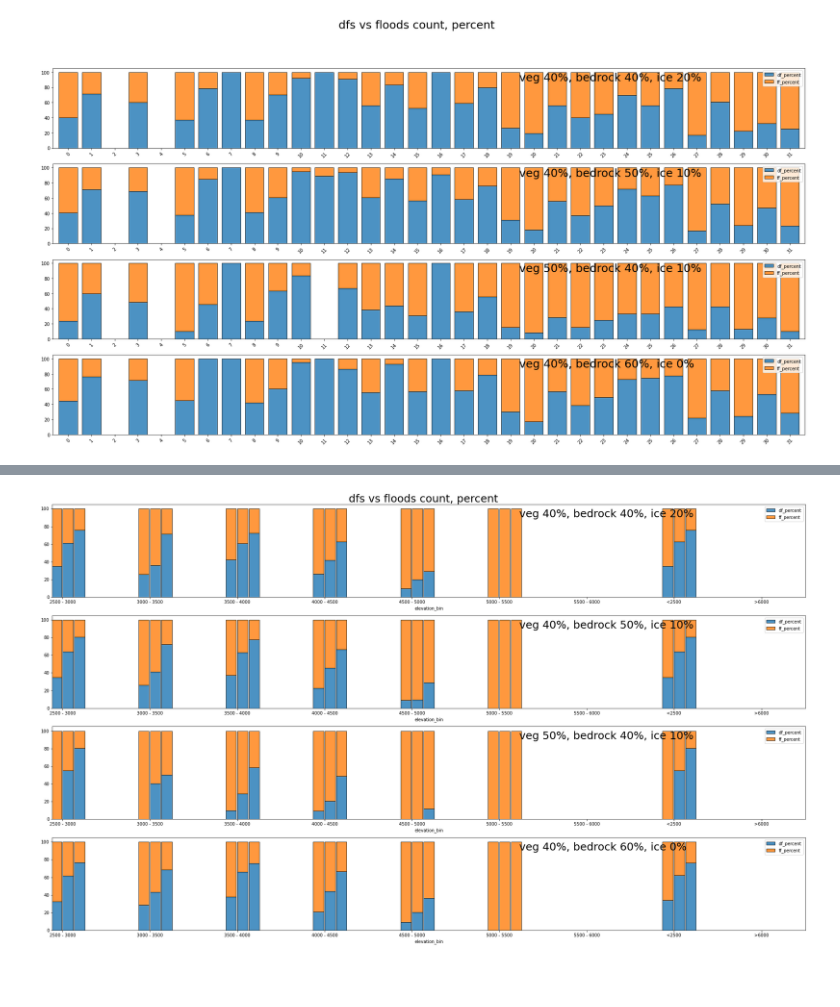
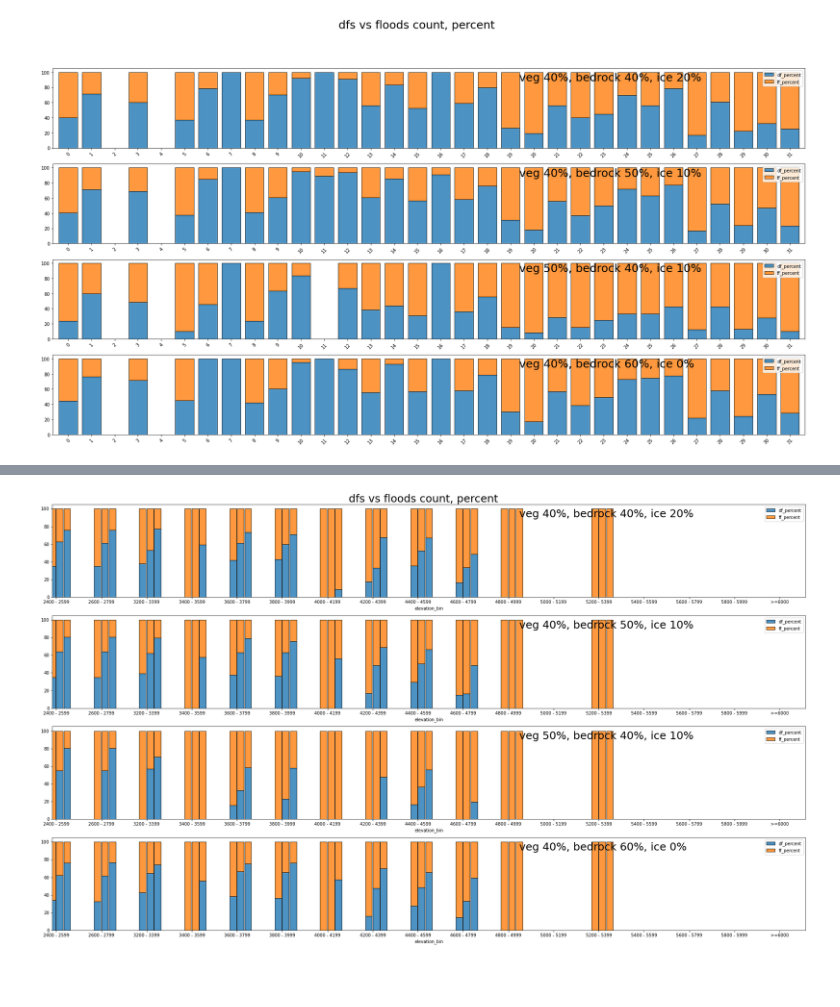
Before and after one commit to varyabazilova/sedcas_sediments_hma, a Jupyter notebook: 202406_modelruns/floods_per_year_plot.ipynb, the cells around one changed output, grey strips where cells are left out. Drawn from its saved outputs; the diff is of its cells as text; code cells hidden in the pictures.

Commit message:
plot monthly upd

```diff
--- a/202406_modelruns/floods_per_year_plot.ipynb
+++ b/202406_modelruns/floods_per_year_plot.ipynb
@@ -295,18 +307,26 @@ daily40_lc4_forplot2 = daily40_lc4_melt.groupby('elevation_bin').mean().reset_in
 # %%
-daily20_lc1_forplot2 = calculate_percent(daily20_lc1_forplot2)[['df_percent', 'ff_percent']]
-daily20_lc2_forplot2 = calculate_percent(daily20_lc2_forplot2)[['df_percent', 'ff_percent']]
-daily20_lc3_forplot2 = calculate_percent(daily20_lc3_forplot2)[['df_percent', 'ff_percent']]
-daily20_lc4_forplot2 = calculate_percent(daily20_lc4_forplot2)[['df_percent', 'ff_percent']]
+daily20_lc1_forplot2 = calculate_percent(daily20_lc1_forplot2)[['df_percent', 'ff_percent', 'elevation_bin']]
+daily20_lc2_forplot2 = calculate_percent(daily20_lc2_forplot2)[['df_percent', 'ff_percent', 'elevation_bin']]
+daily20_lc3_forplot2 = calculate_percent(daily20_lc3_forplot2)[['df_percent', 'ff_percent', 'elevation_bin']]
+daily20_lc4_forplot2 = calculate_percent(daily20_lc4_forplot2)[['df_percent', 'ff_percent', 'elevation_bin']]
 
-daily30_lc1_forplot2 = calculate_percent(daily30_lc1_forplot2)[['df_percent', 'ff_percent']]
-daily30_lc2_forplot2 = calculate_percent(daily30_lc2_forplot2)[['df_percent', 'ff_percent']]
-daily30_lc3_forplot2 = calculate_percent(daily30_lc3_forplot2)[['df_percent', 'ff_percent']]
-daily30_lc4_forplot2 = calculate_percent(daily30_lc4_forplot2)[['df_percent', 'ff_percent']]
+daily30_lc1_forplot2 = calculate_percent(daily30_lc1_forplot2)[['df_percent', 'ff_percent', 'elevation_bin']]
+daily30_lc2_forplot2 = calculate_percent(daily30_lc2_forplot2)[['df_percent', 'ff_percent', 'elevation_bin']]
+daily30_lc3_forplot2 = calculate_percent(daily30_lc3_forplot2)[['df_percent', 'ff_percent', 'elevation_bin']]
+daily30_lc4_forplot2 = calculate_percent(daily30_lc4_forplot2)[['df_percent', 'ff_percent', 'elevation_bin']]
 
-daily40_lc1_forplot2 = calculate_percent(daily40_lc1_forplot2)[['df_percent', 'ff_percent']]
-daily40_lc2_forplot2 = calculate_percent(daily40_lc2_forplot2)[['df_percent', 'ff_percent']]
-daily40_lc3_forplot2 = calculate_percent(daily40_lc3_forplot2)[['df_percent', 'ff_percent']]
-daily40_lc4_forplot2 = calculate_percent(daily40_lc4_forplot2)[['df_percent', 'ff_percent']]
+daily40_lc1_forplot2 = calculate_percent(daily40_lc1_forplot2)[['df_percent', 'ff_percent', 'elevation_bin']]
+daily40_lc2_forplot2 = calculate_percent(daily40_lc2_forplot2)[['df_percent', 'ff_percent', 'elevation_bin']]
+daily40_lc3_forplot2 = calculate_percent(daily40_lc3_forplot2)[['df_percent', 'ff_percent', 'elevation_bin']]
+daily40_lc4_forplot2 = calculate_percent(daily40_lc4_forplot2)[['df_percent', 'ff_percent', 'elevation_bin']]
+
+
+# sort elevation
+
+daily40_lc1_forplot2 = daily40_lc1_forplot2.sort_values(by='elevation_bin', key=lambda col: col.map(custom_sort_elevation)).set_index('elevation_bin')
+daily40_lc2_forplot2 = daily40_lc2_forplot2.sort_values(by='elevation_bin', key=lambda col: col.map(custom_sort_elevation)).set_index('elevation_bin')
+daily40_lc3_forplot2 = daily40_lc3_forplot2.sort_values(by='elevation_bin', key=lambda col: col.map(custom_sort_elevation)).set_index('elevation_bin')
+daily40_lc4_forplot2 = daily40_lc4_forplot2.sort_values(by='elevation_bin', key=lambda col: col.map(custom_sort_elevation)).set_index('elevation_bin')
 # %%
 daily20_lc1_forplot2
 # %% [output]
@@ -334,37 +361,37 @@ mosaic = fig.subplot_mosaic('''
                             ''')
 
 # Define the width of bars and the offset for each bar group
-width = 0.12
+width = 0.15
 
 # Plotting daily20... and daily30... side by side in each subplot
 # Shift daily20... bars to the left by `width/2`, and daily30... bars to the right by `width/2`
 daily20_lc1_forplot2.plot.bar(alpha=0.8, rot=0, width=width, stacked=True, edgecolor='black', position=1.1,  ax=mosaic['a'])
 daily30_lc1_forplot2.plot.bar(alpha=0.8, rot=0, width=width, stacked=True, edgecolor='black', position=0,    ax=mosaic['a'], legend = False)
 daily40_lc1_forplot2.plot.bar(alpha=0.8, rot=0, width=width, stacked=True, edgecolor='black', position=-1.1, ax=mosaic['a'], legend = False)#, cmap = 'viridis')
 
 daily20_lc2_forplot2.plot.bar(alpha=0.8, rot=0, width=width, stacked=True, edgecolor='black', position=1.1,  ax=mosaic['b'])
 daily30_lc2_forplot2.plot.bar(alpha=0.8, rot=0, width=width, stacked=True, edgecolor='black', position=0,    ax=mosaic['b'], legend = False)
 daily40_lc2_forplot2.plot.bar(alpha=0.8, rot=0, width=width, stacked=True, edgecolor='black', position=-1.1, ax=mosaic['b'], legend = False)
 
 daily20_lc3_forplot2.plot.bar(alpha=0.8, rot=0, width=width, stacked=True, edgecolor='black', position=1.1,  ax=mosaic['c'])
 daily30_lc3_forplot2.plot.bar(alpha=0.8, rot=0, width=width, stacked=True, edgecolor='black', position=0,    ax=mosaic['c'], legend = False)
 daily40_lc3_forplot2.plot.bar(alpha=0.8, rot=0, width=width, stacked=True, edgecolor='black', position=-1.1, ax=mosaic['c'], legend = False)
 
 daily20_lc4_forplot2.plot.bar(alpha=0.8, rot=0, width=width, stacked=True, edgecolor='black', position=1.1,  ax=mosaic['d'])
 daily30_lc4_forplot2.plot.bar(alpha=0.8, rot=0, width=width, stacked=True, edgecolor='black', position=0,    ax=mosaic['d'], legend = False)
 daily40_lc4_forplot2.plot.bar(alpha=0.8, rot=0, width=width, stacked=True, edgecolor='black', position=-1.1, ax=mosaic['d'], legend = False)
 
 # Adding text to the top-left corner of each subplot
 mosaic['a'].text(0.62, 0.95, 'veg 40%, bedrock 40%, ice 20%', transform=mosaic['a'].transAxes, fontsize=25, verticalalignment='top')
 mosaic['b'].text(0.62, 0.95, 'veg 40%, bedrock 50%, ice 10%', transform=mosaic['b'].transAxes, fontsize=25, verticalalignment='top')
 mosaic['c'].text(0.62, 0.95, 'veg 50%, bedrock 40%, ice 10%', transform=mosaic['c'].transAxes, fontsize=25, verticalalignment='top')
 mosaic['d'].text(0.62, 0.95, 'veg 40%, bedrock 60%, ice 0%', transform=mosaic['d'].transAxes, fontsize=25, verticalalignment='top')
 
 # Title for the whole figure
 plt.suptitle('dfs vs floods count, percent', fontsize=25)
 
 plt.tight_layout()
 # %% [output]
-[figure, old version]
+[figure, new version]
 # %% [markdown]
 #
```
Also changed, not shown: parts of 11 cells of this notebook, 1 other file.
